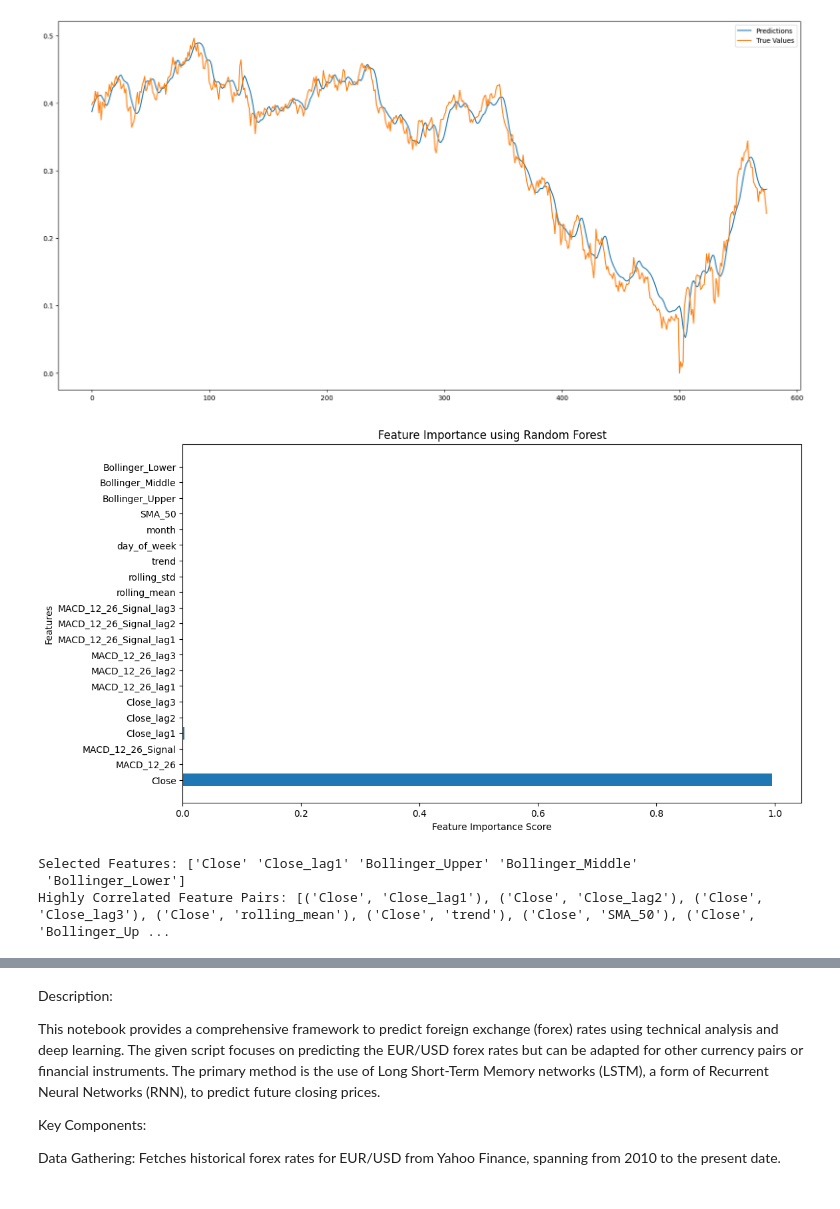
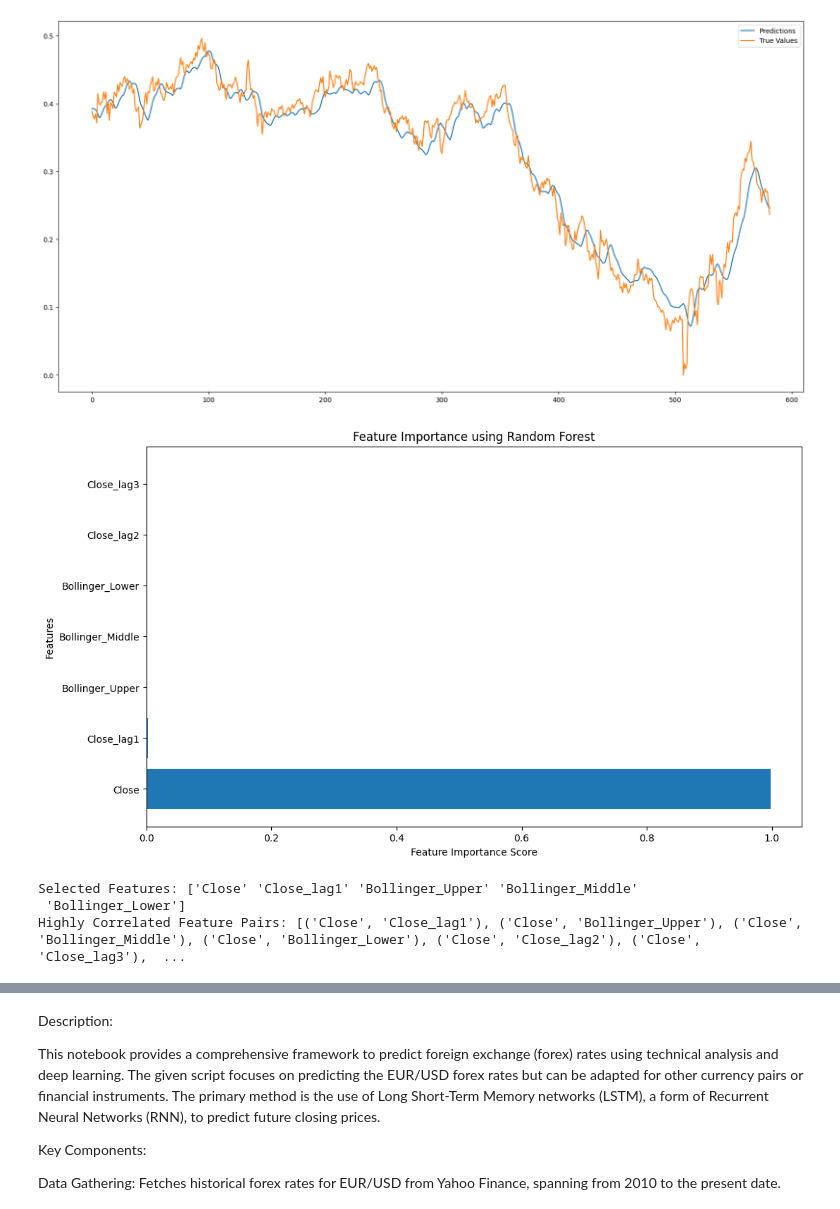
Before and after one commit to mjgpinheiro/Physics_models, a Jupyter notebook: FinancialTimeSeries_Forecasting_with_LSTM.ipynb, the cells around one changed output, grey strips where cells are left out. Saved outputs shown, nothing was run; the diff lists cells and outputs as text; code cells hidden in the pictures.

```diff
--- a/FinancialTimeSeries_Forecasting_with_LSTM.ipynb
+++ b/FinancialTimeSeries_Forecasting_with_LSTM.ipynb
@@ -1,49 +1,72 @@
 # %% [markdown]
 <a href="https://colab.research.google.com/github/mjgpinheiro/Physics_models/blob/main/FinancialTimeSeries_Forecasting_with_LSTM.ipynb" target="_parent"><img src="https://colab.research.google.com/assets/colab-badge.svg" alt="Open In Colab"/></a>
 # %%
-!pip install pandas_ta
+!pip install pandas_ta yfinance
+!pip install matplotlib
 
 import datetime
 import yfinance as yf
 import pandas as pd
 import pandas_ta as ta
 import numpy as np
+import matplotlib.pyplot as plt
+import seaborn as sns
 from tensorflow import keras
 from keras.models import Sequential
 from keras.layers import Dense, LSTM
 from sklearn.preprocessing import MinMaxScaler
 from sklearn.metrics import mean_squared_error, mean_absolute_error
-import matplotlib.pyplot as plt
 from statsmodels.tsa.seasonal import seasonal_decompose
 from sklearn.ensemble import RandomForestRegressor
-from sklearn.feature_selection import RFE
-import seaborn as sns
 
 # Gather Data
-#symbol = "EURUSD=X"
 symbol = "GBPCAD=X"
-
 start_date = "2010-01-01"
 end_date = datetime.datetime.now().strftime("%Y-%m-%d")
 df_euraud = yf.download(symbol, start=start_date, end=end_date, interval="1d")
 
-import pandas_ta as ta
-
-# Assuming df_euraud is your DataFrame
-df_euraud.ta.bbands(close="Close", append=True)
+# Calculate Bollinger Bands
+bbands_values = ta.bbands(df_euraud["Close"])
+df_euraud["Bollinger_Upper"] = bbands_values["BBU_5_2.0"]
+df_euraud["Bollinger_Middle"] = bbands_values["BBM_5_2.0"]
+df_euraud["Bollinger_Lower"] = bbands_values["BBL_5_2.0"]
 
 # Calculate technical indicators
 df_euraud["RSI"] = ta.rsi(df_euraud["Close"])
 df_euraud[["MACD_12_26", "MACD_12_26_Signal", "MACD_12_26_Hist"]] = ta.macd(df_euraud["Close"])
 df_euraud["ATR"] = ta.atr(df_euraud["High"], df_euraud["Low"], df_euraud["Close"])
 
+# Feature Engineering
+input_features = ['Close', 'Bollinger_Upper', 'Bollinger_Middle', 'Bollinger_Lower']
+num_lags = 3
+for feature in input_features:
+    for lag in range(1, num_lags + 1):
+        df_euraud[f"{feature}_lag{lag}"] = df_euraud[feature].shift(lag)
+
+window_size = 7
+df_euraud["rolling_mean"] = df_euraud["Close"].rolling(window=window_size).mean()
+df_euraud["rolling_std"] = df_euraud["Close"].rolling(window=window_size).std()
+
+decomposition = seasonal_decompose(df_euraud["Close"], model='multiplicative', period=365)
+df_euraud["trend"] = decomposition.trend
+
+df_euraud['Date'] = pd.date_range(start=start_date, periods=len(df_euraud), freq='D')
+df_euraud['Date'] = pd.to_datetime(df_euraud['Date'])
+df_euraud["day_of_week"] = df_euraud['Date'].dt.dayofweek
+df_euraud["month"] = df_euraud['Date'].dt.month
+df_euraud.drop('Date', axis=1, inplace=True)
+
+df_euraud["SMA_50"] = ta.sma(df_euraud["Close"], length=50)
+
 # Drop NaN values and reset the index
 df_euraud.dropna(inplace=True)
 df_euraud.reset_index(drop=True, inplace=True)
 
 # Preprocess Data
-input_features = ['Close', 'MACD_12_26', 'MACD_12_26_Signal']
+#input_features = ['Close', 'MACD_12_26', 'MACD_12_26_Signal']
 #input_features = ['Close', 'Close_lag1', 'Bollinger_Upper', 'Bollinger_Middle', 'Bollinger_Lower']
+# Preprocess Data
+input_features = ['Close', 'Close_lag1', 'Bollinger_Upper', 'Bollinger_Middle', 'Bollinger_Lower']
 
 # Feature Engineering
 num_lags = 3
@@ -65,12 +88,17 @@ df_euraud["month"] = df_euraud['Date'].dt.month
 df_euraud.drop('Date', axis=1, inplace=True)
 
 df_euraud["SMA_50"] = ta.sma(df_euraud["Close"], length=50)
-bbands_values = ta.bbands(df_euraud["Close"])
-df_euraud["Bollinger_Upper"] = bbands_values["BBU_5_2.0"]
-df_euraud["Bollinger_Middle"] = bbands_values["BBM_5_2.0"]
-df_euraud["Bollinger_Lower"] = bbands_values["BBL_5_2.0"]
 
-df_euraud.dropna(inplace=True)
+# Bollingeur Bands
+# Calculate Bollinger Bands only once
+#bbands_values = ta.bbands(df_euraud["Close"])
+#df_euraud["Bollinger_Upper"] = bbands_values["BBU_5_2.0"]
+#df_euraud["Bollinger_Middle"] = bbands_values["BBM_5_2.0"]
+#df_euraud["Bollinger_Lower"] = bbands_values["BBL_5_2.0"]
+
+# You can drop NaNs after all the calculations to ensure that no rows are prematurely dropped.
+#df_euraud.dropna(inplace=True)
+
 
 # Update the input_features list to include new features
 input_features.extend([f"{feature}_lag{lag}" for feature in input_features for lag in range(1, num_lags + 1)])
@@ -151,6 +179,16 @@ plt.legend()
 plt.show()
 
 # Feature Importance from Tree-Based Models
+# First, ensure that there are no NaN values in the training data
+df_euraud.dropna(inplace=True)
+
+# Now, get the training size (assumes you've already defined a split ratio, e.g., 0.8 for 80%)
+train_size = int(len(df_euraud) * 0.8)  # replace 0.8 if you're using a different split ratio
+
+# Ensure that your input_features are correct (it seems from your code you're using lag features and others)
+input_features = ['Close', 'Close_lag1', 'Bollinger_Upper', 'Bollinger_Middle', 'Bollinger_Lower', 'Close_lag2', 'Close_lag3']
+
+# Then you can proceed with training your RandomForestRegressor
 rf = RandomForestRegressor(n_estimators=100)
 rf.fit(df_euraud[input_features][:train_size], df_euraud["Close"][:train_size])
 
@@ -245,5 +283,5 @@ MAE: 0.015348003436841747
-[figure, old version]
+[figure, new version]
-[figure, old version]
+[figure, new version]
 Selected Features: ['Close' 'Close_lag1' 'Bollinger_Upper' 'Bollinger_Middle'
  'Bollinger_Lower']
-Highly Correlated Feature Pairs: [('Close', 'Close_lag1'), ('Close', 'Close_lag2'), ('Close', 'Close_lag3'), ('Close', 'rolling_mean'), ('Close', 'trend'), ('Close', 'SMA_50'), ('Close', 'Bollinger_Up ...
+Highly Correlated Feature Pairs: [('Close', 'Close_lag1'), ('Close', 'Bollinger_Upper'), ('Close', 'Bollinger_Middle'), ('Close', 'Bollinger_Lower'), ('Close', 'Close_lag2'), ('Close', 'Close_lag3'),  ...
```
Also changed, not shown: parts of 1 cell of this notebook.
